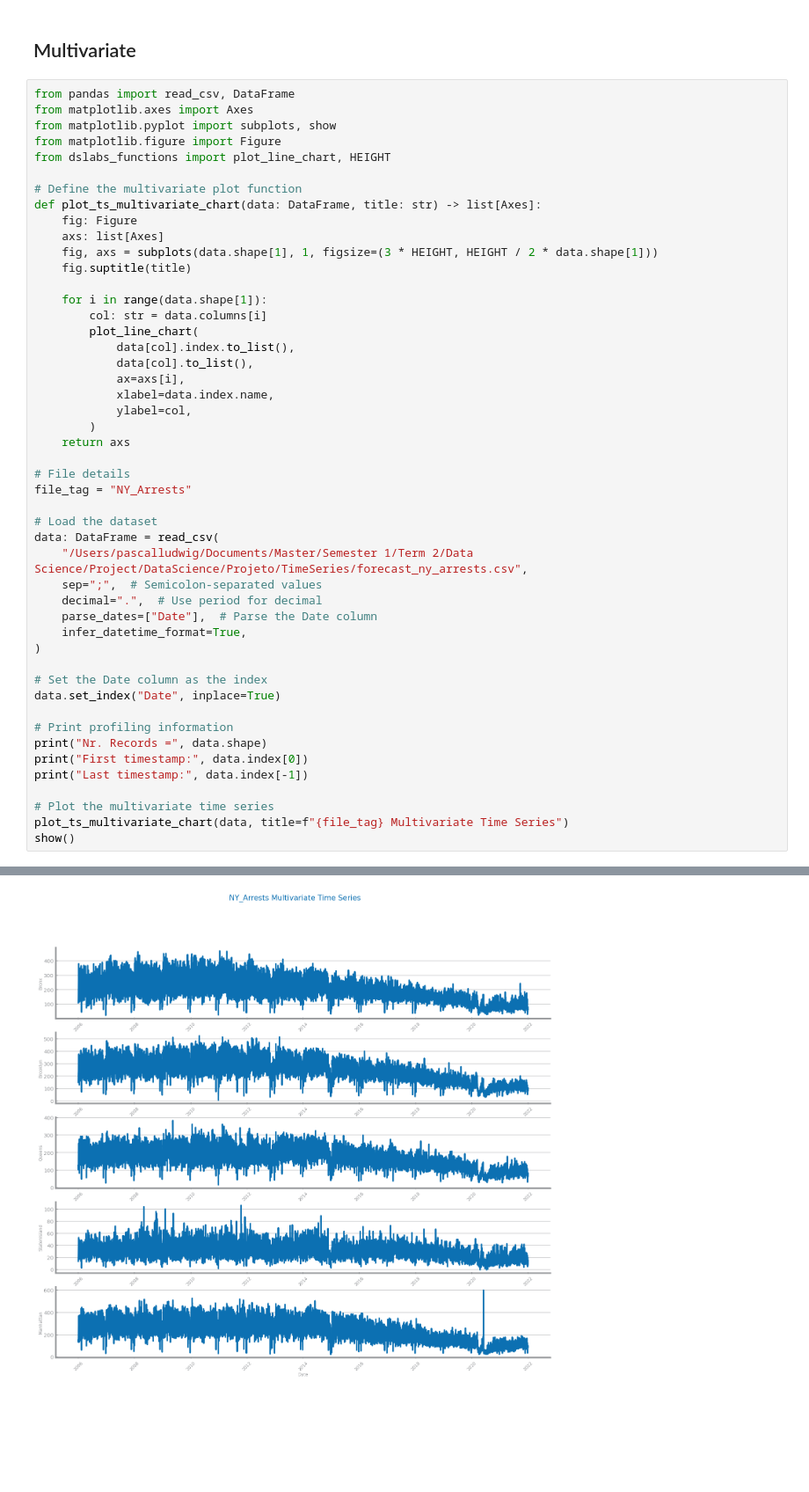
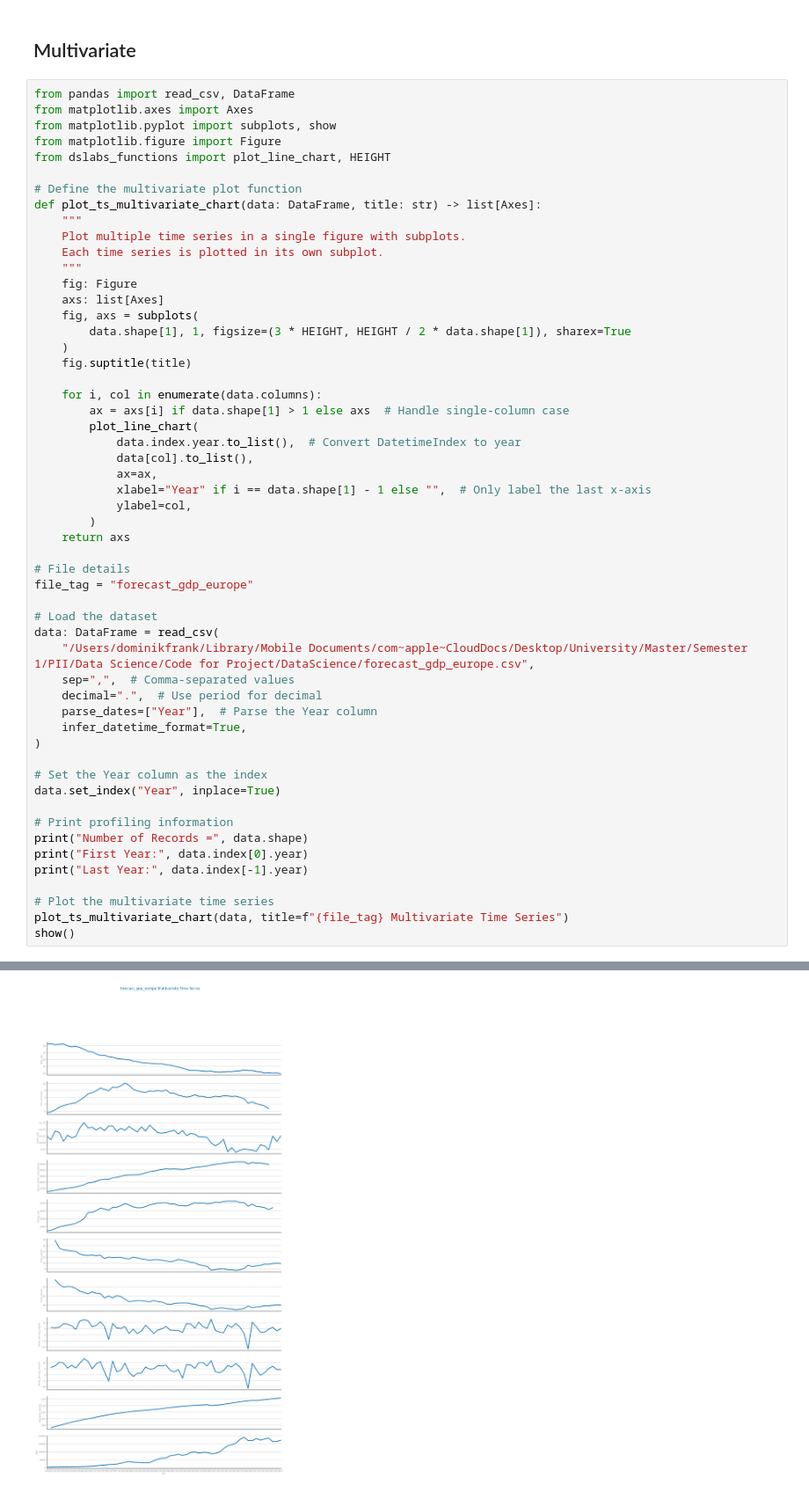
Before and after one commit to freshblaxx/DataScience, a Jupyter notebook: Projeto/TimeSeries/Analysis_gdp_europe/Dimensionality.ipynb, the cells around one changed output, grey strips where cells are left out. Shown at 88% size. Drawn from its saved outputs; the diff is of its cells as text; blank space fills up the shorter version.

```diff
--- a/Projeto/TimeSeries/Analysis_gdp_europe/Dimensionality.ipynb
+++ b/Projeto/TimeSeries/Analysis_gdp_europe/Dimensionality.ipynb
@@ -55,41 +55,47 @@ from dslabs_functions import plot_line_chart, HEIGHT
 
 # Define the multivariate plot function
 def plot_ts_multivariate_chart(data: DataFrame, title: str) -> list[Axes]:
+    """
+    Plot multiple time series in a single figure with subplots.
+    Each time series is plotted in its own subplot.
+    """
     fig: Figure
     axs: list[Axes]
-    fig, axs = subplots(data.shape[1], 1, figsize=(3 * HEIGHT, HEIGHT / 2 * data.shape[1]))
+    fig, axs = subplots(
+        data.shape[1], 1, figsize=(3 * HEIGHT, HEIGHT / 2 * data.shape[1]), sharex=True
+    )
     fig.suptitle(title)
 
-    for i in range(data.shape[1]):
-        col: str = data.columns[i]
+    for i, col in enumerate(data.columns):
+        ax = axs[i] if data.shape[1] > 1 else axs  # Handle single-column case
         plot_line_chart(
-            data[col].index.to_list(),
+            data.index.year.to_list(),  # Convert DatetimeIndex to year
             data[col].to_list(),
-            ax=axs[i],
-            xlabel=data.index.name,
+            ax=ax,
+            xlabel="Year" if i == data.shape[1] - 1 else "",  # Only label the last x-axis
             ylabel=col,
         )
     return axs
 
 # File details
-file_tag = "NY_Arrests"
+file_tag = "forecast_gdp_europe"
 
 # Load the dataset
 data: DataFrame = read_csv(
-    "/Users/pascalludwig/Documents/Master/Semester 1/Term 2/Data Science/Project/DataScience/Projeto/TimeSeries/forecast_ny_arrests.csv",
-    sep=";",  # Semicolon-separated values
+    "/Users/dominikfrank/Library/Mobile Documents/com~apple~CloudDocs/Desktop/University/Master/Semester 1/PII/Data Science/Code for Project/DataScience/forecast_gdp_europe.csv",
+    sep=",",  # Comma-separated values
     decimal=".",  # Use period for decimal
-    parse_dates=["Date"],  # Parse the Date column
+    parse_dates=["Year"],  # Parse the Year column
     infer_datetime_format=True,
 )
 
-# Set the Date column as the index
-data.set_index("Date", inplace=True)
+# Set the Year column as the index
+data.set_index("Year", inplace=True)
 
 # Print profiling information
-print("Nr. Records =", data.shape)
-print("First timestamp:", data.index[0])
-print("Last timestamp:", data.index[-1])
+print("Number of Records =", data.shape)
+print("First Year:", data.index[0].year)
+print("Last Year:", data.index[-1].year)
 
 # Plot the multivariate time series
 plot_ts_multivariate_chart(data, title=f"{file_tag} Multivariate Time Series")
@@ -101 +107 @@ Last timestamp: 2021-12-31 00:00:00
-[figure, old version]
+[figure, new version]
```
Also changed, not shown: parts of 2 cells of this notebook, 1 other file.
